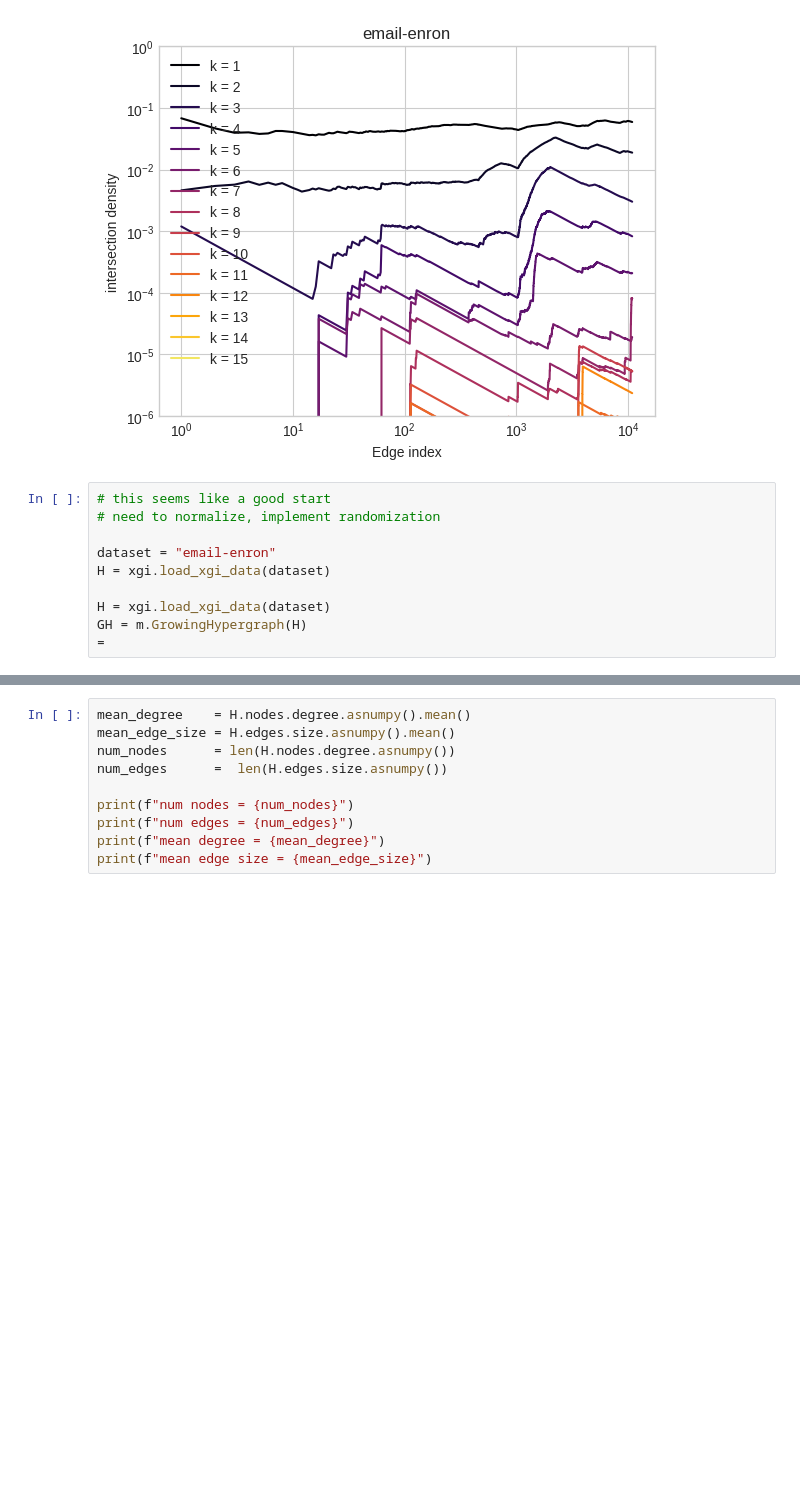
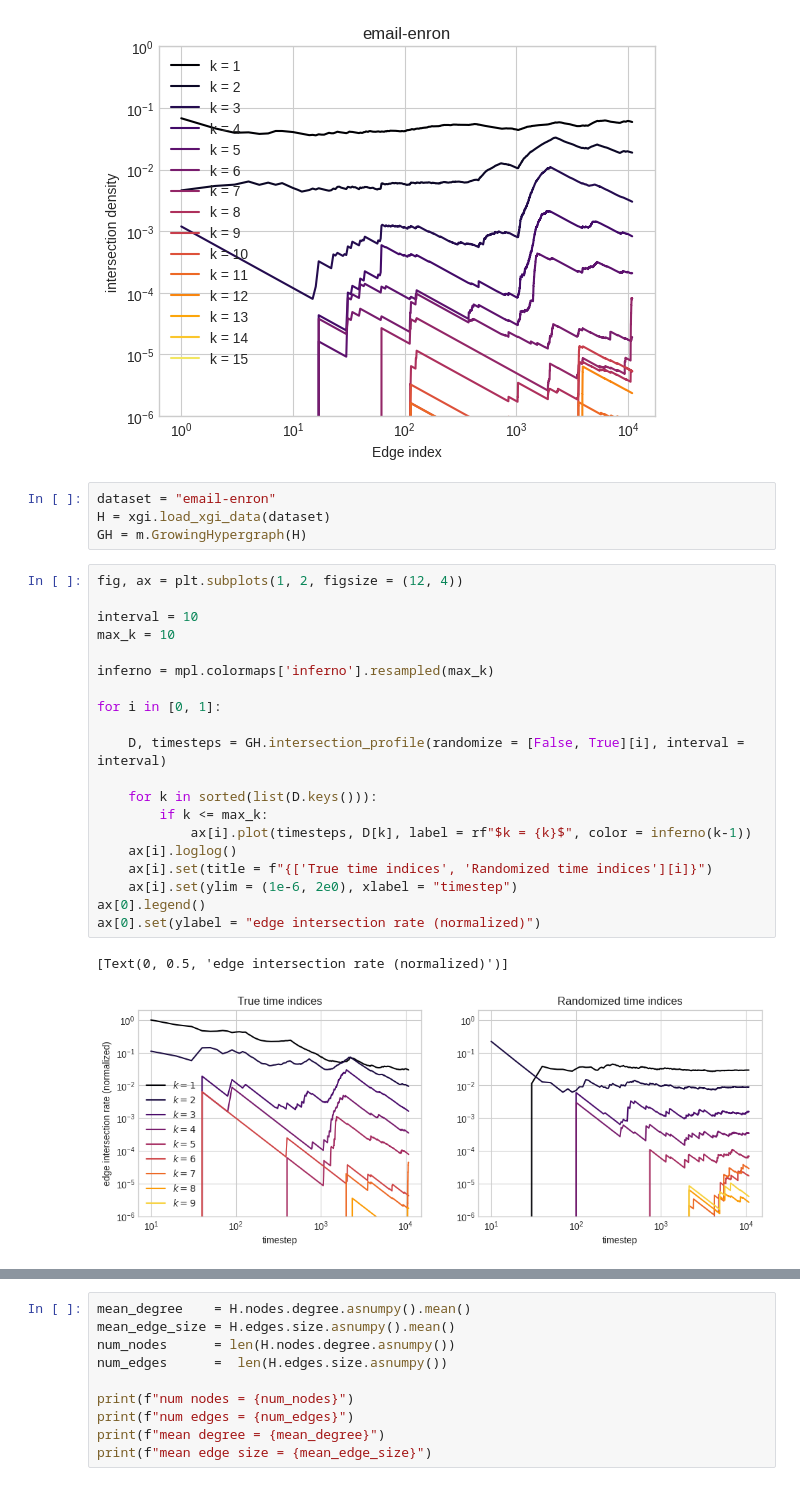
Before and after one commit to hexie1995/HyperGraph, a Jupyter notebook: code/edge-intersections.ipynb, the cells around one changed output, grey strips where cells are left out. Saved outputs shown, nothing was run; the diff lists cells and outputs as text; blank space fills up the shorter version.

Commit message:
some intersection fixes, randomization

```diff
--- a/code/edge-intersections.ipynb
+++ b/code/edge-intersections.ipynb
@@ -31,12 +31,29 @@ plt.savefig(f"figures/intersections-{dataset}.png", dpi=300, bbox_inches='tight'
 # %% [output]
 [figure]
 # %%
-# this seems like a good start
-# need to normalize, implement randomization
-
 dataset = "email-enron"
 H = xgi.load_xgi_data(dataset)
-
-H = xgi.load_xgi_data(dataset)
 GH = m.GrowingHypergraph(H)
-=
+# %%
+fig, ax = plt.subplots(1, 2, figsize = (12, 4))
+
+interval = 10
+max_k = 10
+
+inferno = mpl.colormaps['inferno'].resampled(max_k)
+
+for i in [0, 1]:
+
+    D, timesteps = GH.intersection_profile(randomize = [False, True][i], interval = interval)
+
+    for k in sorted(list(D.keys())):
+        if k <= max_k:
+            ax[i].plot(timesteps, D[k], label = rf"$k = {k}$", color = inferno(k-1))
+    ax[i].loglog()
+    ax[i].set(title = f"{['True time indices', 'Randomized time indices'][i]}")
+    ax[i].set(ylim = (1e-6, 2e0), xlabel = "timestep")
+ax[0].legend()
+ax[0].set(ylabel = "edge intersection rate (normalized)")
+# %% [output]
+[Text(0, 0.5, 'edge intersection rate (normalized)')]
+[figure, added]
```
Also changed, not shown: parts of 5 cells of this notebook, 1 other file.
